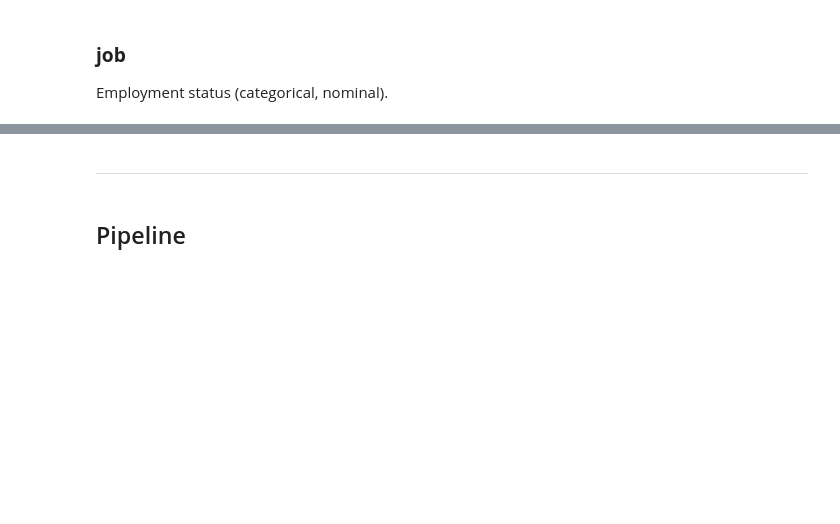
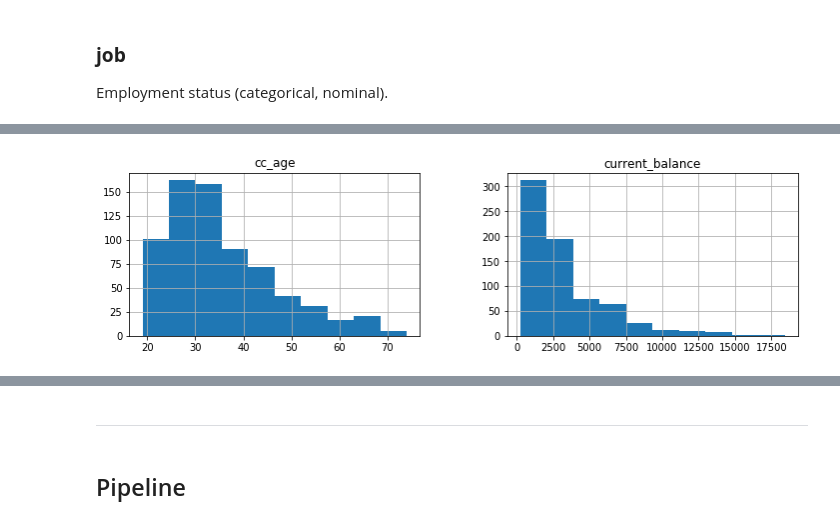
Before and after one commit to ayorgo/german-credit, a Jupyter notebook: exploration.ipynb, the cells around one changed output, grey strips where cells are left out. Drawn from its saved outputs; the diff is of its cells as text; code cells hidden in the pictures; blank space fills up the shorter version.

```diff
--- a/exploration.ipynb
+++ b/exploration.ipynb
@@ -436,0 +330,4 @@ plot_categorical(df['foreign_worker'])
+# %%
+df[['current_balance', 'cc_age']].hist(figsize=(12, 3));
+# %% [output]
+[figure, added]
```
Also changed, not shown: parts of 48 cells of this notebook, 1 other file.
